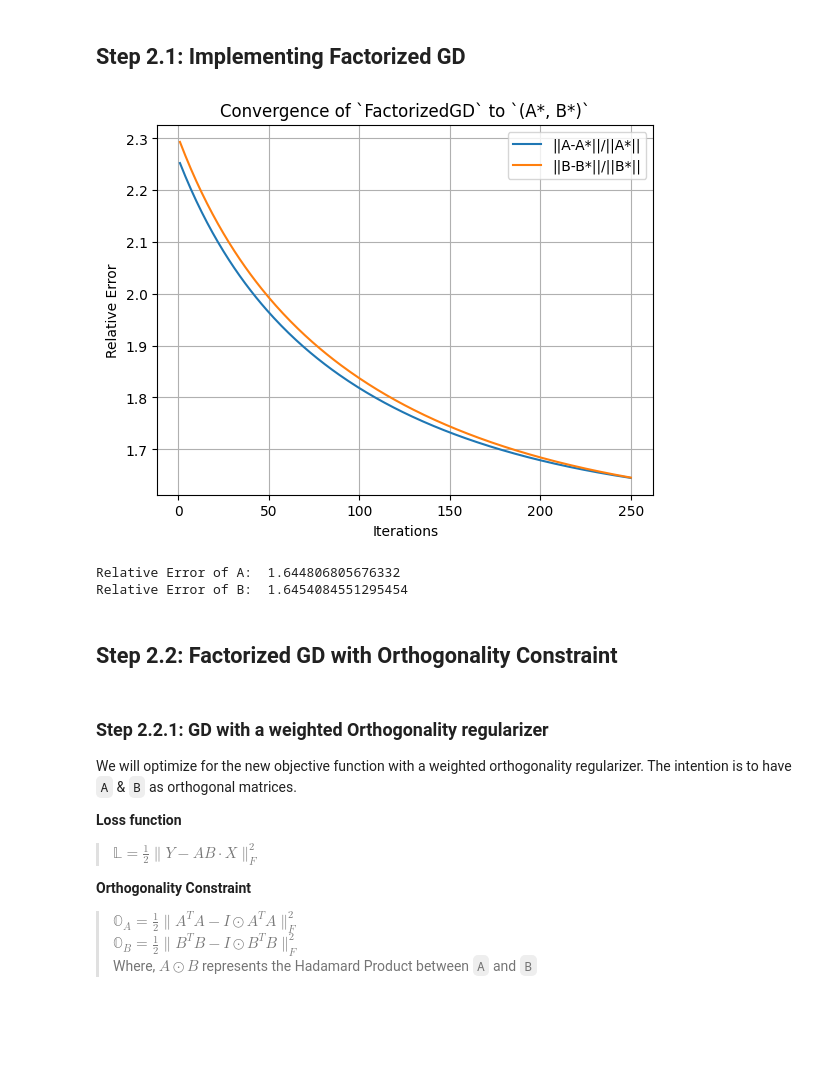
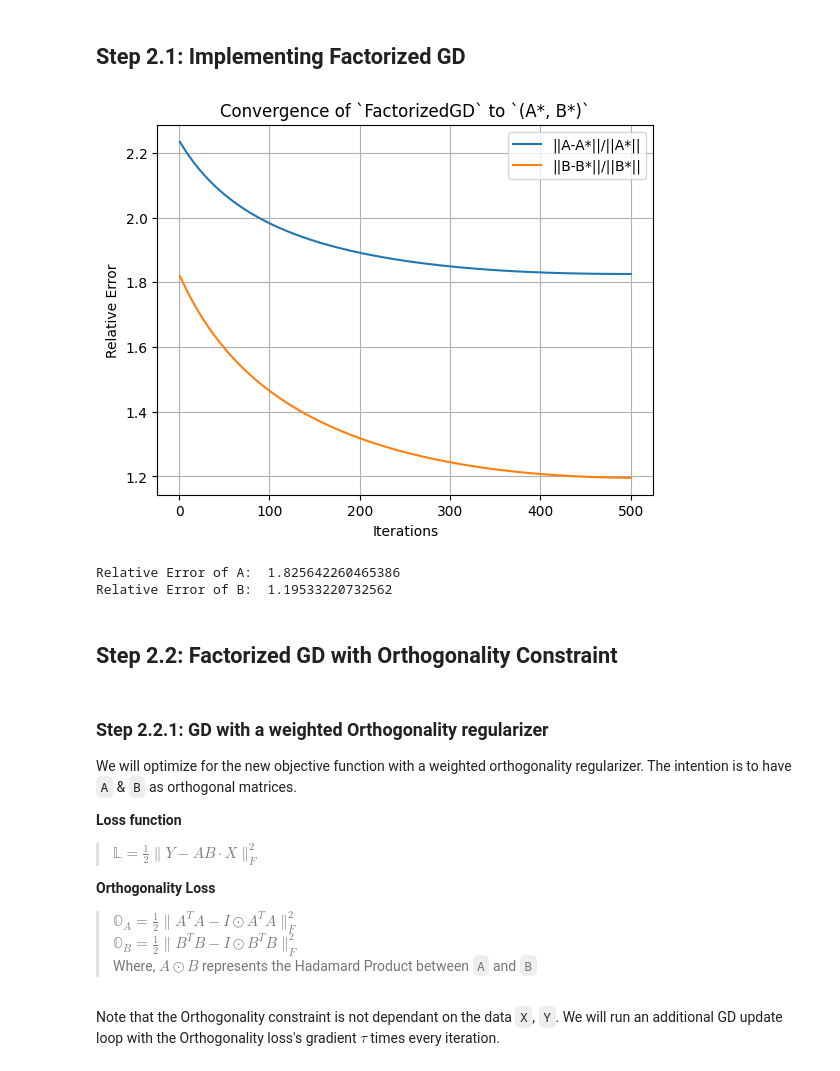
Before and after one commit to nikhil-chigali/Sequential-Low-Rank-Regression, a Jupyter notebook: sequential_low_rank_regression.ipynb, the cells around one changed output. Drawn from its saved outputs; the diff is of its cells as text; code cells hidden in the pictures; blank space fills up the shorter version.

```diff
--- a/sequential_low_rank_regression.ipynb
+++ b/sequential_low_rank_regression.ipynb
@@ -70,19 +91,6 @@ Learning rate `eta` = 0.10050341345327195
 U_star.shape, temp.shape, V_star.shape
 # %% [output]
 ((100, 100), (50,), (50, 50))
-# %%
-@dataclass
-class GDArgs:
-    d: int = d # Dimensionality of the input data
-    r: int = r # Rank of the matrix W
-    m: int = m # Number of columns in the matrix M
-    n: int = n # Number of samples
-    eta: float = eta # Learning rate
-    eta_A: float = eta
-    eta_B: float = eta
-    iters: int = 1000 # Maximum number of iterations
-    epsilon: float = 1e-8 # Tolerance for Relative error (As compared to W*)
-    lambda_orth: float = 0.7 # Regularization parameter for orthogonality
 # %% [markdown]
 ## Step 1.1: Implementing Simple Gradient Descent
 # %%
@@ -116,7 +124,7 @@ def GD(X, Y, W_star, args: GDArgs):
 # %%
 # Sanity check for the GD function
 
-args = GDArgs(iters=250)
+args.iters = 250
 
 W, rel_errors = GD(X, Y, W_star, args)
 print(f"Rank of W: {la.matrix_rank(W)}")
@@ -198,9 +206,17 @@ Relative Error of W_IHT: 0.00036914418969584195
 # %%
 # Initializing iters and epsilon
 
-args = GDArgs(r=1, iters=1000, epsilon=1e-16)
+args_seq = GDArgs(
+        d=d,
+        m=m,
+        n=n,
+        r=1,
+        eta=eta,
+        iters=1000,
+        epsilon=1e-16
+    )
 
-W_r1_components = np.zeros((r, d, m))
+W_r1_components = np.zeros((args.r, d, m))
 
 Y_res = Y.copy()
 
@@ -221,7 +237,7 @@ rel_error_IHT_SVD = np.zeros(rank)
 for i in range(rank):
     ## IHT + Deflation
     # IHT
-    W_IHT, errors = IHT(X, Y_res, W_star, args)
+    W_IHT, errors = IHT(X, Y_res, W_star, args_seq)
     # Storing the r-rank components
     W_r1_components[i] = W_IHT
 
@@ -376,27 +392,29 @@ def FactorizedGD(X, Y, W_star, args: GDArgs):
 
     return A_new, B_new, rel_errors
 # %%
-args = GDArgs(iters=250, epsilon=1e-8, r=10)
-# args.eta = args.eta / (args.r * args.d)
+args.r = 10
 args.eta = 1e-5
+args.iters = 500
+args.epsilon = 1e-8
+
 A_new, B_new, rel_errors = FactorizedGD(X, Y, W_star, args)
 
 # Plotting the relative error between the (A, B) and (A*, B*) components
 plt.plot(range(1, args.iters+1), rel_errors["A"], label="||A-A*||/||A*||")
 plt.plot(range(1, args.iters+1), rel_errors["B"], label="||B-B*||/||B*||")
 plt.xlabel("Iterations")
 plt.ylabel("Relative Error")
 plt.title("Convergence of `FactorizedGD` to `(A*, B*)`")
 plt.legend()
 plt.grid()
 plt.show()
 
 print("Relative Error of A: ", rel_errors["A"][-1])
 print("Relative Error of B: ", rel_errors["B"][-1])
 # %% [output]
-[figure, old version]
+[figure, new version]
-Relative Error of A:  1.644806805676332
-Relative Error of B:  1.6454084551295454
+Relative Error of A:  1.825642260465386
+Relative Error of B:  1.19533220732562
 # %% [markdown]
 ## Step 2.2: Factorized GD with Orthogonality Constraint
 # %% [markdown]
@@ -406,7 +424,9 @@ We will optimize for the new objective function with a weighted orthogonality re
 **Loss function**
 > $\mathbb{L} = \frac{1}{2} \|Y - AB \cdot X\|_{F}^{2}$
 
-**Orthogonality Constraint**
+**Orthogonality Loss**
 > $\mathbb{O}_A = \frac{1}{2} \| A^TA - I \odot A^TA \|_F^2$ \
 > $\mathbb{O}_B = \frac{1}{2} \| B^TB - I \odot B^TB \|_F^2$ \
 > Where, $A \odot B$ represents the Hadamard Product between `A` and `B`
+# %% [markdown]
+Note that the Orthogonality constraint is not dependant on the data `X`, `Y`. We will run an additional GD update loop with the Orthogonality loss's gradient $\tau$ times every iteration.
```
Also changed, not shown: parts of 20 cells of this notebook, 3 other files.
